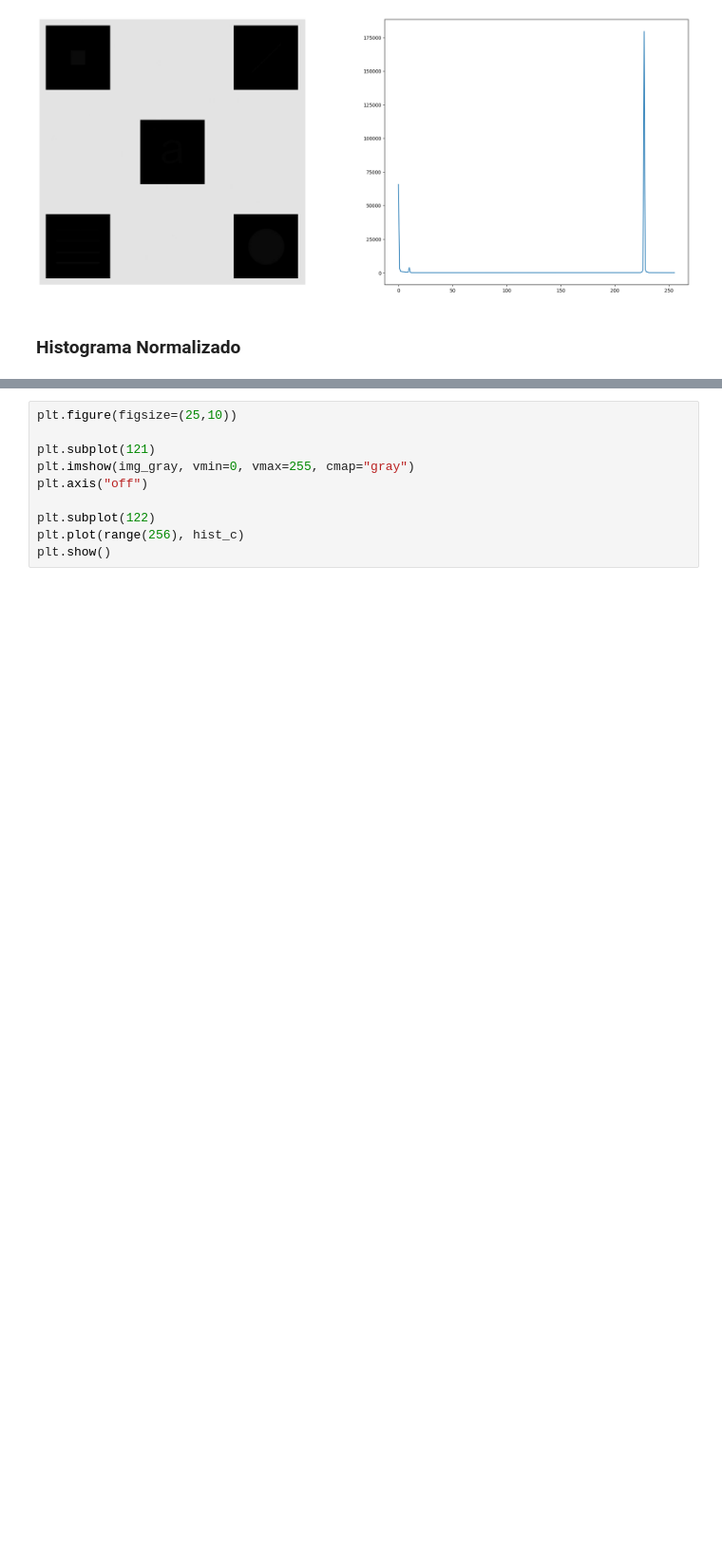
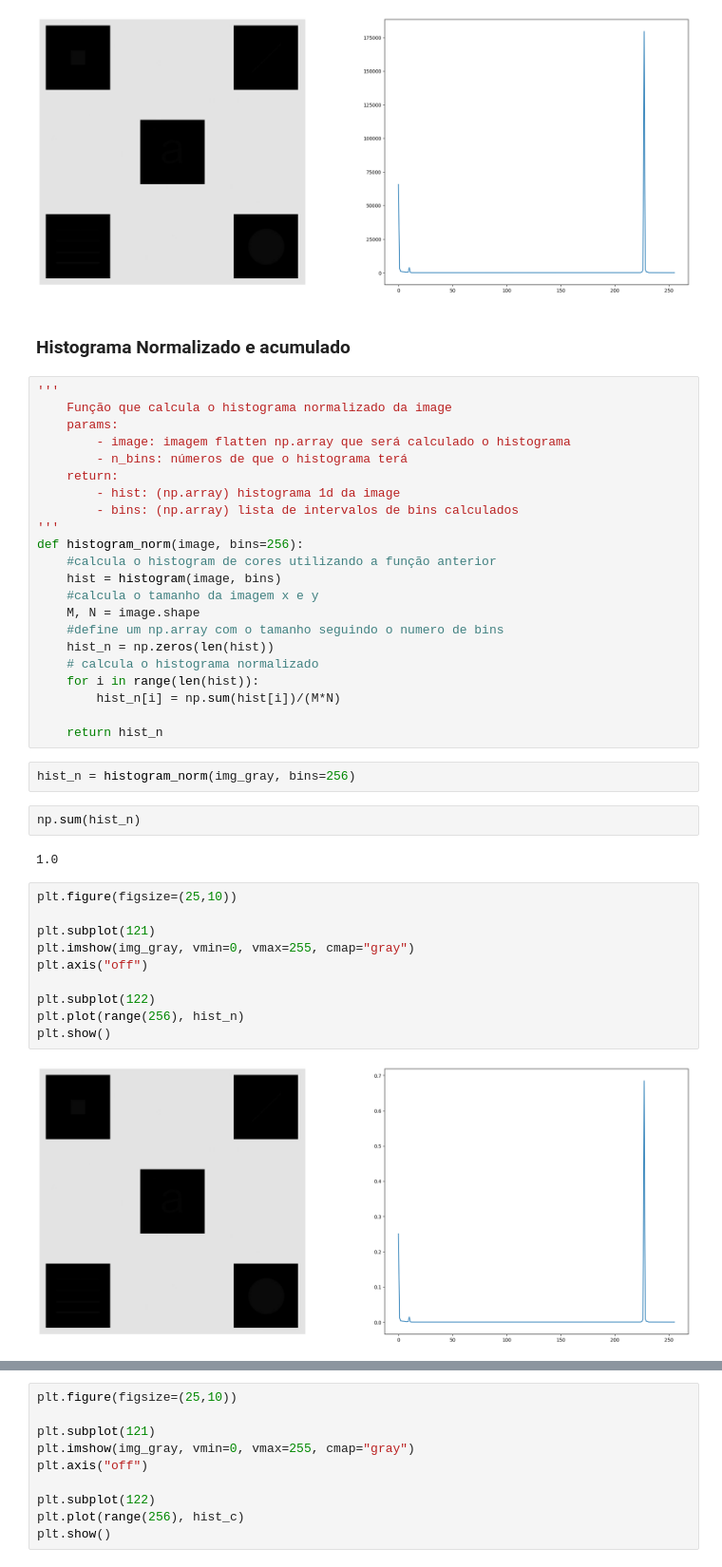
Before and after one commit to eriksonJAguiar/Processamento-imagens, a Jupyter notebook: Codigos/Histograma.ipynb, the cells around one changed output, grey strips where cells are left out. Shown at 95% size. Cells and saved outputs as stored; diff of their text form; blank space fills up the shorter version.

```diff
--- a/Codigos/Histograma.ipynb
+++ b/Codigos/Histograma.ipynb
@@ -184,6 +188,46 @@ plt.show()
 # %% [output]
 [figure]
 # %% [markdown]
-### Histograma Normalizado
+### Histograma Normalizado e acumulado
+# %%
+'''
+    Função que calcula o histograma normalizado da image
+    params:
+        - image: imagem flatten np.array que será calculado o histograma
+        - n_bins: números de que o histograma terá
+    return:
+        - hist: (np.array) histograma 1d da image
+        - bins: (np.array) lista de intervalos de bins calculados
+'''
+def histogram_norm(image, bins=256):
+    #calcula o histogram de cores utilizando a função anterior
+    hist = histogram(image, bins)
+    #calcula o tamanho da imagem x e y
+    M, N = image.shape
+    #define um np.array com o tamanho seguindo o numero de bins
+    hist_n = np.zeros(len(hist))
+    # calcula o histograma normalizado
+    for i in range(len(hist)):
+        hist_n[i] = np.sum(hist[i])/(M*N)
+
+    return hist_n
+# %%
+hist_n = histogram_norm(img_gray, bins=256)
+# %%
+np.sum(hist_n)
+# %% [output]
+1.0
+# %%
+plt.figure(figsize=(25,10))
+
+plt.subplot(121)
+plt.imshow(img_gray, vmin=0, vmax=255, cmap="gray")
+plt.axis("off")
+
+plt.subplot(122)
+plt.plot(range(256), hist_n)
+plt.show()
+# %% [output]
+[figure, added]
 # %%
 '''
```
Also changed, not shown: parts of 9 cells of this notebook, 3 other files.
